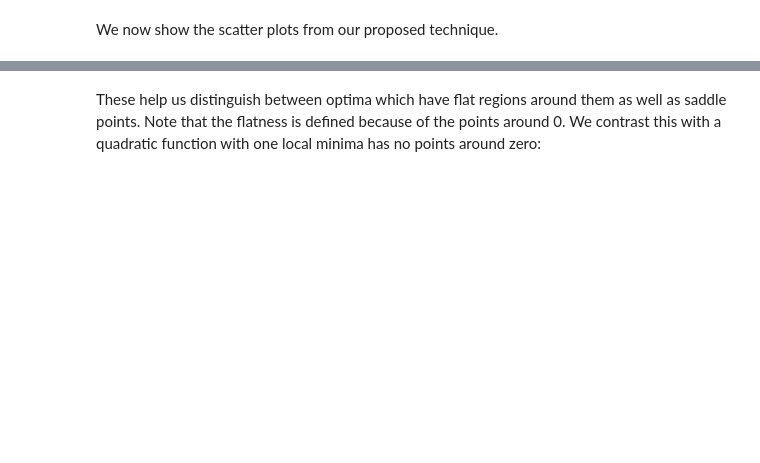
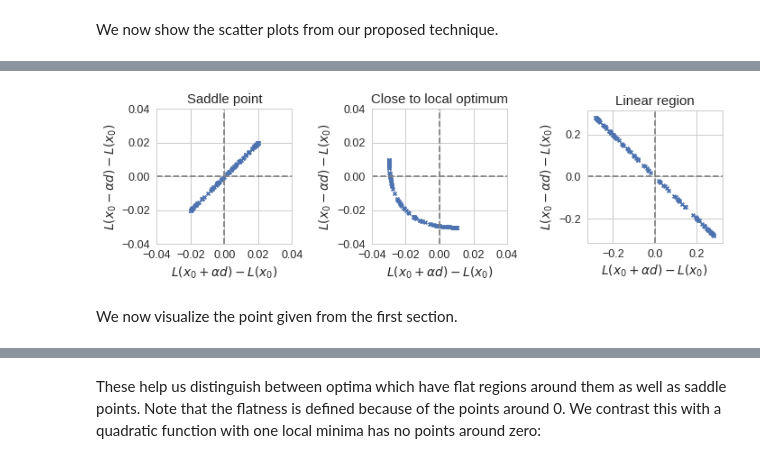
Before and after one commit to google-research/policy-learning-landscape, a Jupyter notebook: notebooks/ExampleLandscapes.ipynb, the cells around one changed output, grey strips where cells are left out. Drawn from its saved outputs; the diff is of its cells as text; code cells hidden in the pictures; blank space fills up the shorter version.

```diff
--- a/notebooks/ExampleLandscapes.ipynb
+++ b/notebooks/ExampleLandscapes.ipynb
@@ -295,0 +353,48 @@ We now show the scatter plots from our proposed technique.
+# %%
+plt.figure(figsize=(10, 6))
+plt.subplot(131)
+forward_samples, backward_samples = get_sampled_loss_function(
+    L_saddle, np.array([0.0, 0.0]), step_size=0.1)
+plt.scatter(forward_samples, backward_samples,  s=15, marker='x')
+plt.axhline(0.0, color='gray', linestyle='--')
+plt.axvline(0.0, color='gray', linestyle='--')
+plt.xlabel(X_LABEL)
+plt.ylabel(Y_LABEL)
+plt.gca().set_aspect('equal')
+plt.title(r'Saddle point')
+plt.gca().set_xlim(-0.04, 0.04)
+plt.gca().set_ylim(-0.04, 0.04)
+
+
+plt.subplot(132)
+forward_samples, backward_samples = get_sampled_loss_function(
+    L_quad, np.array([0.1, 0.0]), step_size=0.1)
+plt.scatter(forward_samples, backward_samples,  s=15, marker='x')
+plt.axhline(0.0, color='gray', linestyle='--')
+plt.axvline(0.0, color='gray', linestyle='--')
+plt.xlabel(X_LABEL)
+plt.ylabel(Y_LABEL)
+plt.gca().set_aspect('equal')
+plt.title(r'Close to local optimum')
+plt.gca().set_xlim(-0.04, 0.04)
+plt.gca().set_ylim(-0.04, 0.04)
+
+plt.subplot(133)
+forward_samples, backward_samples = get_sampled_loss_function(
+    L_linear, np.array([0.1, 0.0]), step_size=0.1)
+plt.scatter(forward_samples, backward_samples,  s=15, marker='x')
+plt.axhline(0.0, color='gray', linestyle='--')
+plt.axvline(0.0, color='gray', linestyle='--')
+plt.xlabel(X_LABEL)
+plt.ylabel(Y_LABEL)
+plt.gca().set_aspect('equal')
+plt.title(r'Linear region')
+# plt.gca().set_xlim(-0.04, 0.04)
+# plt.gca().set_ylim(-0.04, 0.04)
+
+plt.tight_layout()
+plt.savefig('linear_scatter_comparisons.pdf')
+# %% [output]
+[figure, added]
+# %% [markdown]
+We now visualize the point given from the first section.
```
Also changed, not shown: parts of 23 cells of this notebook.
